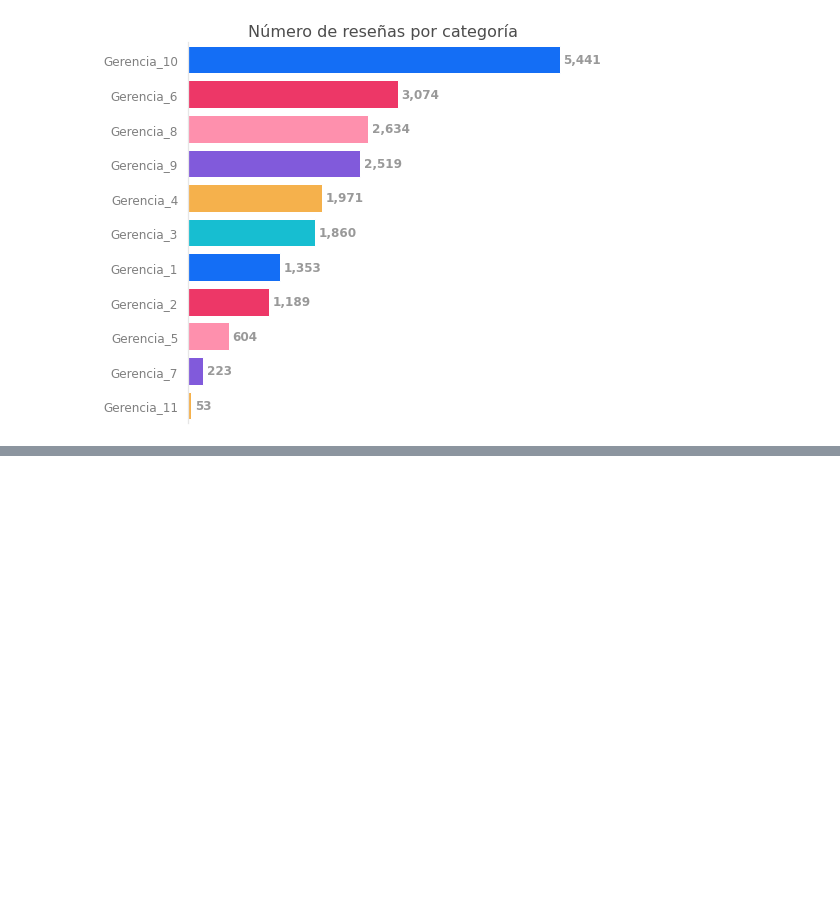
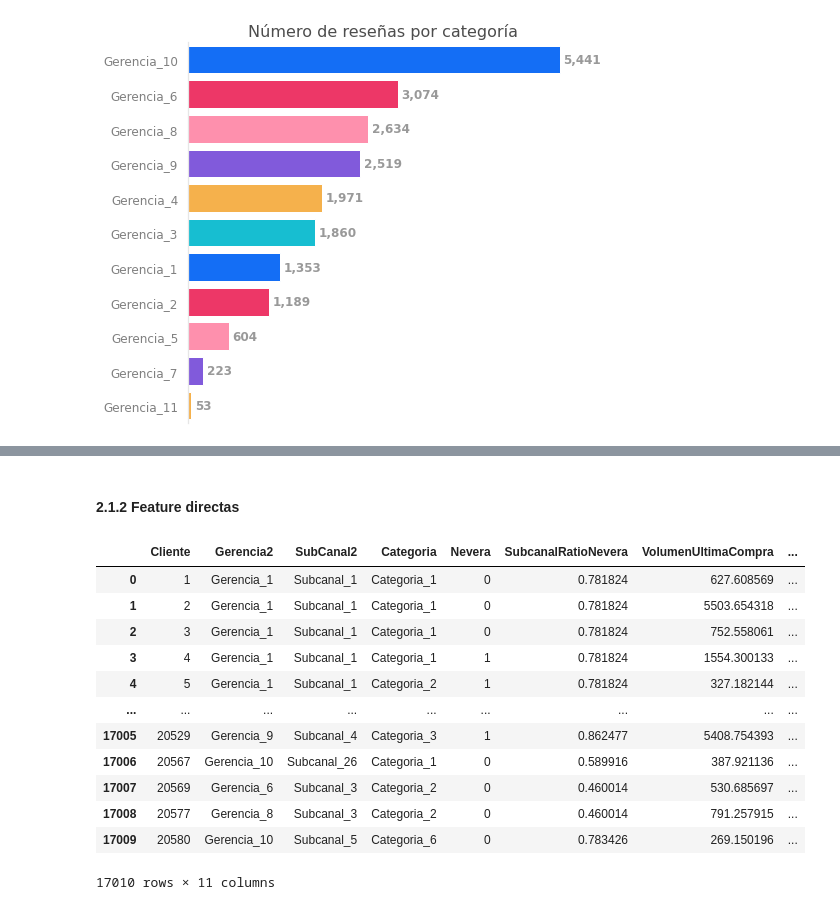
Before and after one commit to andresvanegas19/brewerydatacup, a Jupyter notebook: hackaton.ipynb, the cells around one changed output, grey strips where cells are left out. Cells and saved outputs as stored; diff of their text form; code cells hidden in the pictures; blank space fills up the shorter version.

```diff
--- a/hackaton.ipynb
+++ b/hackaton.ipynb
@@ -336,0 +389,6 @@ Name: Cliente, Length: 9302, dtype: int64
+# %%
+# Hallamos la distribución que compra el cliente de cada Segmento de Precio
+volumen_por_segmento = train.groupby(['Cliente', 'SegmentoPrecio2']).agg({'Volumen': 'sum'})
+porcentaje_segmento = volumen_por_segmento.groupby(level=0).apply(lambda x: 100 * x / float(x.sum())).reset_index()
+porcentaje_segmento.columns = ['Cliente', 'SegmentoPrecio2', 'PorcentajeSegmento']
+train = pd.merge(train, porcentaje_segmento, on=['Cliente', 'SegmentoPrecio2'], how='left')
@@ -336,0 +411,12 @@ Name: Cliente, Length: 9302, dtype: int64
+# %%
+# Hallamos las compras por producto en el ultimo mes
+ventas_ultimo_mes = train[(df_venta.Año == 2020) & (df_venta.Mes==9)]
+compra_prod_ultimo_mes = ventas_ultimo_mes.groupby(
+        ['Cliente', 'Producto'], as_index=False
+        )['Volumen'].sum().rename(
+        columns={'Volumen': 'CompraProdUltimoMes'})
+compra_prod_ultimo_mes
+
+train = pd.merge(train, compra_prod_ultimo_mes,
+                  on=['Cliente', 'Producto'], how='left')
+train.fillna(0, inplace=True)
@@ -336,0 +432,43 @@ Name: Cliente, Length: 9302, dtype: int64
+# %% [markdown]
+#### 2.1.2 Feature directas
+# %%
+train.drop(['Año', 'Mes', 'Cupo2', 'CapacidadEnvase2'], axis=1, inplace=True)
+# %%
+#Pasamos los productos a columnas
+index = ['Cliente', 'Gerencia2', 'SubCanal2', 'Categoria', 'Nevera',
+         'SubcanalRatioNevera', 'VolumenUltimaCompra',
+         'IngresosUltimaCompra']
+
+pivot_general = pd.pivot_table(data=train,
+                               values=['PorcentajeSegmento'],
+                               index=index,
+                               columns = ['SegmentoPrecio2'],
+                               aggfunc={'PorcentajeSegmento': np.mean},
+                               fill_value=0)
+
+pivot_general.rename_axis([None, None], axis=1, inplace=True)
+
+# Renombrar columnas
+columnas = pivot_general.columns
+pivot_general.columns = pivot_general.columns.droplevel()
+pivot_general.columns = [' '.join((x, y)) for (x, y) in columnas]
+
+# Quitar indice
+pivot_general.reset_index(drop=False, inplace=True)
+pivot_general.rename_axis(None, axis=0, inplace=True)
+
+pivot_general
+# %% [output]
+|  | Cliente | Gerencia2 | SubCanal2 | Categoria | Nevera | SubcanalRatioNevera | VolumenUltimaCompra | ... |
+| 0 | 1 | Gerencia_1 | Subcanal_1 | Categoria_1 | 0 | 0.781824 | 627.608569 | ... |
+| 1 | 2 | Gerencia_1 | Subcanal_1 | Categoria_1 | 0 | 0.781824 | 5503.654318 | ... |
+| 2 | 3 | Gerencia_1 | Subcanal_1 | Categoria_1 | 0 | 0.781824 | 752.558061 | ... |
+| 3 | 4 | Gerencia_1 | Subcanal_1 | Categoria_1 | 1 | 0.781824 | 1554.300133 | ... |
+| 4 | 5 | Gerencia_1 | Subcanal_1 | Categoria_2 | 1 | 0.781824 | 327.182144 | ... |
+| ... | ... | ... | ... | ... | ... | ... | ... | ... |
+| 17005 | 20529 | Gerencia_9 | Subcanal_4 | Categoria_3 | 1 | 0.862477 | 5408.754393 | ... |
+| 17006 | 20567 | Gerencia_10 | Subcanal_26 | Categoria_1 | 0 | 0.589916 | 387.921136 | ... |
+| 17007 | 20569 | Gerencia_6 | Subcanal_3 | Categoria_2 | 0 | 0.460014 | 530.685697 | ... |
+| 17008 | 20577 | Gerencia_8 | Subcanal_3 | Categoria_2 | 0 | 0.460014 | 791.257915 | ... |
+| 17009 | 20580 | Gerencia_10 | Subcanal_5 | Categoria_6 | 0 | 0.783426 | 269.150196 | ... |
+17010 rows × 11 columns
```
Also changed, not shown: parts of 95 cells of this notebook.
